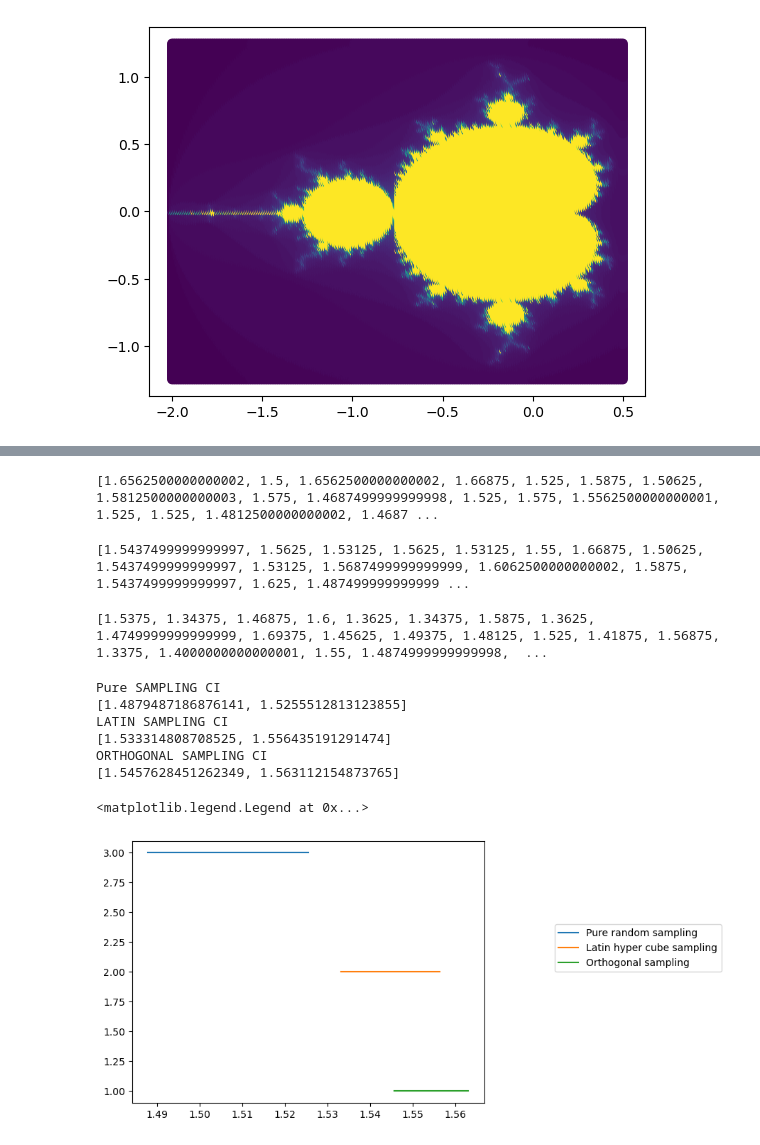
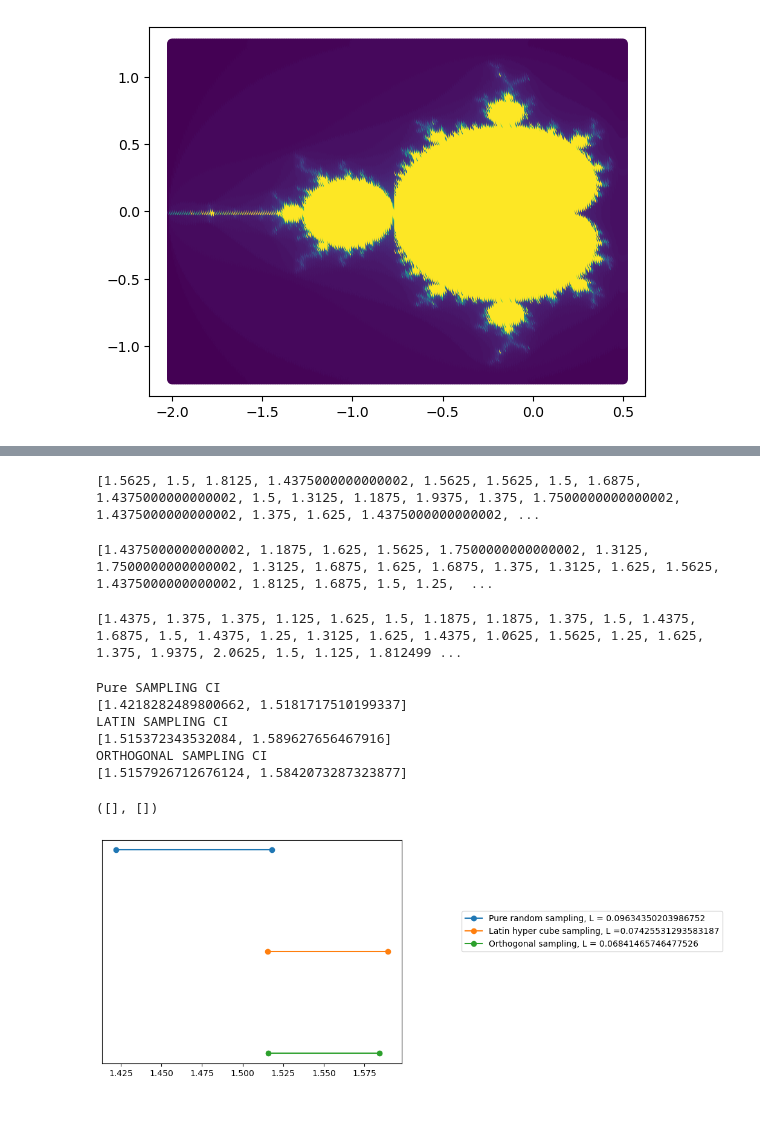
Before and after one commit to AleksSliw/Stochastic-modelling, a Jupyter notebook: Assignment 1.ipynb, the cells around one changed output, grey strips where cells are left out. Cells and saved outputs as stored; diff of their text form; code cells hidden in the pictures; blank space fills up the shorter version.

```diff
--- a/Assignment 1.ipynb
+++ b/Assignment 1.ipynb
@@ -92,0 +101,17 @@ plt.close()
+# %%
+def Confidence_interval(confidence, iterations_CI, iteration_integration, sample_size, xrange, yrange):
+    Confidence_arr = []
+    for iter_CI in range(iterations_CI):
+        Integral = MonteCarlo(iteration_integration, sample_size, xrange, yrange)
+        Confidence_arr.append(Integral)
+    Mean = np.mean(Confidence_arr)
+    S2 = []
+    for iters in range(iterations_CI):
+        S2.append((Confidence_arr[iters]-Mean)**2)
+    s = np.sqrt((1/iterations_CI)*sum(S2))
+    x_neg = Mean - ((confidence*s)/np.sqrt(iterations_CI))
+    x_pos = Mean + ((confidence*s)/np.sqrt(iterations_CI))
+    return [Mean, x_neg, x_pos]
+
+Con = Confidence_interval(1.96, 50, 100, 10000, xrange, yrange)
+print(Con)
@@ -345,7 +418,7 @@ areas_latin = []
 
 for i in range(100):
 
-    latin_list = latin_hypercube_sample(1000)
+    latin_list = latin_hypercube_sample(100)
 
     heights = calculate_heights(latin_list[0])
 
@@ -355,7 +428,7 @@ for i in range(100):
 
 print(areas_latin)
 # %% [output]
-[1.6562500000000002, 1.5, 1.6562500000000002, 1.66875, 1.525, 1.5875, 1.50625, 1.5812500000000003, 1.575, 1.4687499999999998, 1.525, 1.575, 1.5562500000000001, 1.525, 1.525, 1.4812500000000002, 1.4687 ...
+[1.5625, 1.5, 1.8125, 1.4375000000000002, 1.5625, 1.5625, 1.5, 1.6875, 1.4375000000000002, 1.5, 1.3125, 1.1875, 1.9375, 1.375, 1.7500000000000002, 1.4375000000000002, 1.375, 1.625, 1.4375000000000002, ...
 # %%
 #Generate multiple areas using orthogonal sampling
 
@@ -363,7 +436,7 @@ areas_orthogonal = []
 
 for i in range(100):
 
-    orthogonal_list = orthogonal_sampling(1000)
+    orthogonal_list = orthogonal_sampling(100)
 
     heights = calculate_heights(orthogonal_list[0])
 
@@ -373,7 +446,7 @@ for i in range(100):
 
 print(areas_orthogonal)
 # %% [output]
-[1.5437499999999997, 1.5625, 1.53125, 1.5625, 1.53125, 1.55, 1.66875, 1.50625, 1.5437499999999997, 1.53125, 1.5687499999999999, 1.6062500000000002, 1.5875, 1.5437499999999997, 1.625, 1.487499999999999 ...
+[1.4375000000000002, 1.1875, 1.625, 1.5625, 1.7500000000000002, 1.3125, 1.7500000000000002, 1.3125, 1.6875, 1.625, 1.6875, 1.375, 1.3125, 1.625, 1.5625, 1.4375000000000002, 1.8125, 1.6875, 1.5, 1.25,  ...
 # %%
 #Generate multiple areas using pure random sampling
 
@@ -394,12 +467,12 @@ def pure_sampling(data, iterations, sample, xlen, ylen):
 areas_pure = []
 
 for i in range(100):
-    area = pure_sampling(data_set,1000, 1000, xrange, yrange)
+    area = pure_sampling(data_set,1000, 100, xrange, yrange)
     areas_pure.append(area)
 
 print(areas_pure)
 # %% [output]
-[1.5375, 1.34375, 1.46875, 1.6, 1.3625, 1.34375, 1.5875, 1.3625, 1.4749999999999999, 1.69375, 1.45625, 1.49375, 1.48125, 1.525, 1.41875, 1.56875, 1.3375, 1.4000000000000001, 1.55, 1.4874999999999998,  ...
+[1.4375, 1.375, 1.375, 1.125, 1.625, 1.5, 1.1875, 1.1875, 1.375, 1.5, 1.4375, 1.6875, 1.5, 1.4375, 1.25, 1.3125, 1.625, 1.4375, 1.0625, 1.5625, 1.25, 1.625, 1.375, 1.9375, 2.0625, 1.5, 1.125, 1.812499 ...
 # %%
 #Confidence intervals
 
@@ -423,29 +496,36 @@ def confidence_intervals(data):
 # %%
 #Confidence intervals
 
 print("Pure SAMPLING CI")
 confidence_interval_pure = confidence_intervals(areas_pure)
+length_pure = confidence_interval_pure[1] - confidence_interval_pure[0]
 print(confidence_interval_pure)
 
 print("LATIN SAMPLING CI")
 confidence_interval_latin = confidence_intervals(areas_latin)
+length_latin = confidence_interval_latin[1] - confidence_interval_latin[0]
 print(confidence_interval_latin)
 
 print("ORTHOGONAL SAMPLING CI")
 confidence_interval_orthogonal = confidence_intervals(areas_orthogonal)
+length_orthogonal = confidence_interval_orthogonal[1] - confidence_interval_orthogonal[0]
 print(confidence_interval_orthogonal)
 
-plt.plot(confidence_interval_pure,[3,3], label = "Pure random sampling")
-plt.plot(confidence_interval_latin,[2,2], label = "Latin hyper cube sampling")
-plt.plot(confidence_interval_orthogonal,[1,1], label = "Orthogonal sampling")
+plt.plot(confidence_interval_pure,[3,3], label = "Pure random sampling, L = " +str(length_pure), marker='o')
+plt.plot(confidence_interval_latin,[2,2], label = "Latin hyper cube sampling, L =" +str(length_latin), marker='o')
+plt.plot(confidence_interval_orthogonal,[1,1], label = "Orthogonal sampling, L = " +str(length_orthogonal), marker='o')
+
+
 
 plt.legend(loc=(1.2, 0.5))
+
+plt.yticks([])  # Hide y-axis tick labels as well
 # %% [output]
 Pure SAMPLING CI
-[1.4879487186876141, 1.5255512813123855]
+[1.4218282489800662, 1.5181717510199337]
 LATIN SAMPLING CI
-[1.533314808708525, 1.556435191291474]
+[1.515372343532084, 1.589627656467916]
 ORTHOGONAL SAMPLING CI
-[1.5457628451262349, 1.563112154873765]
+[1.5157926712676124, 1.5842073287323877]
-<matplotlib.legend.Legend at 0x...>
+([], [])
-[figure, old version]
+[figure, new version]
```
Also changed, not shown: parts of 11 cells of this notebook.
